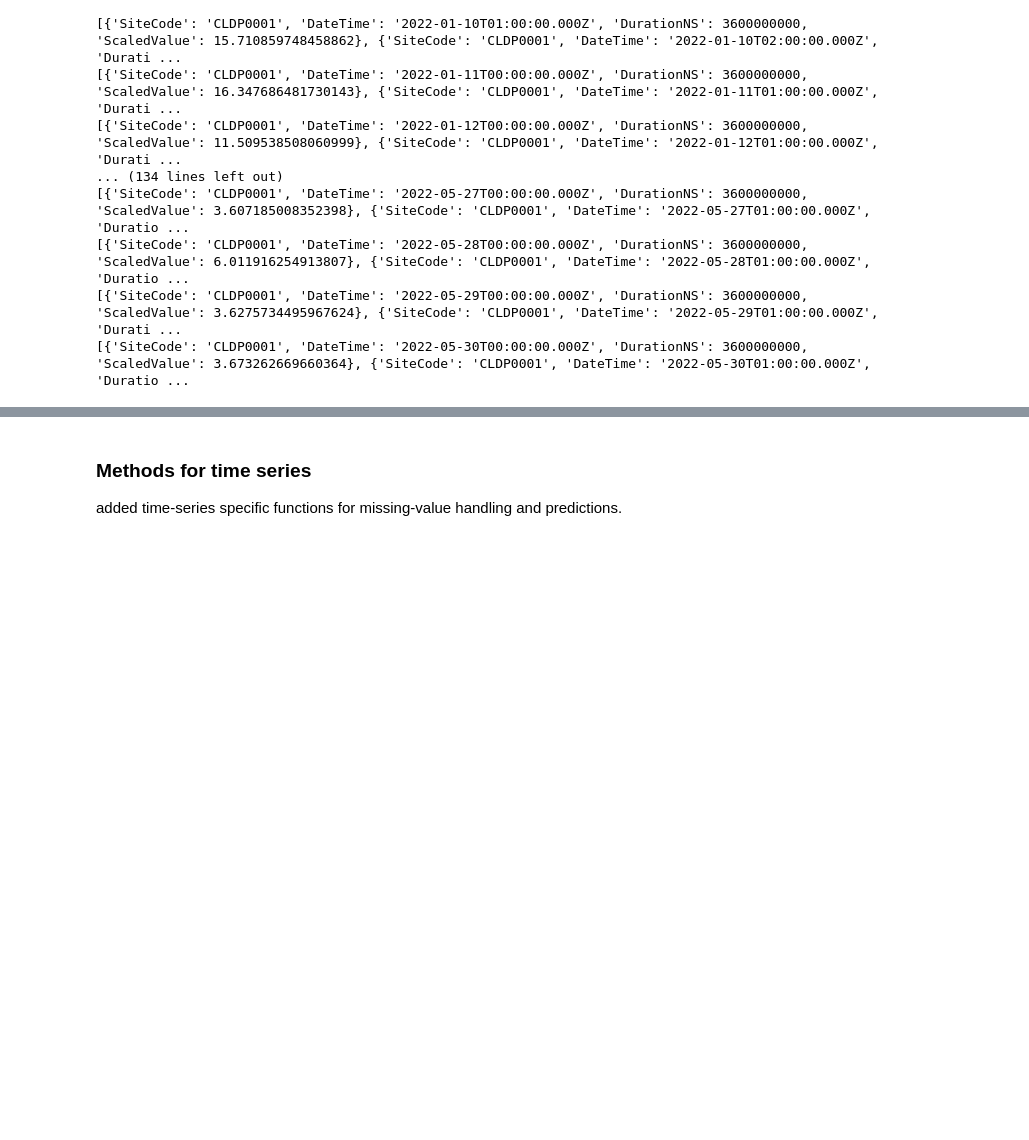
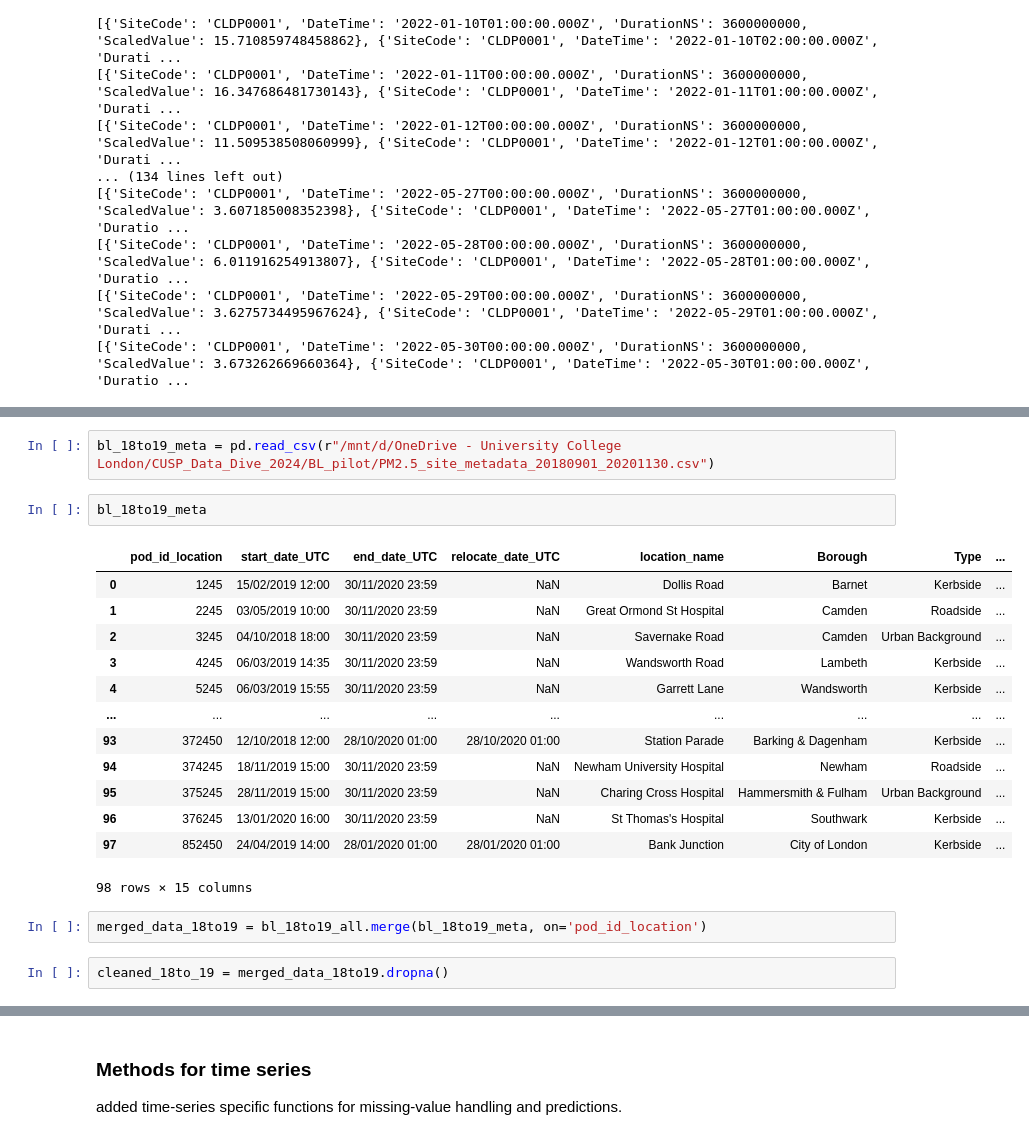
Before and after one commit to dereksgithub/cusp_london_2024, a Jupyter notebook: data_wrangling_01.ipynb, the cells around one changed output, grey strips where cells are left out. Saved outputs shown, nothing was run; the diff lists cells and outputs as text; blank space fills up the shorter version.

```diff
--- a/pt01_modify_name_.ipynb
+++ b/data_wrangling_01.ipynb
@@ -72,0 +226,22 @@ while current_date <= end_date:
+# %%
+bl_18to19_meta = pd.read_csv(r"/mnt/d/OneDrive - University College London/CUSP_Data_Dive_2024/BL_pilot/PM2.5_site_metadata_20180901_20201130.csv")
+# %%
+bl_18to19_meta
+# %% [output]
+|  | pod_id_location | start_date_UTC | end_date_UTC | relocate_date_UTC | location_name | Borough | Type | ... |
+| 0 | 1245 | 15/02/2019 12:00 | 30/11/2020 23:59 | NaN | Dollis Road | Barnet | Kerbside | ... |
+| 1 | 2245 | 03/05/2019 10:00 | 30/11/2020 23:59 | NaN | Great Ormond St Hospital | Camden | Roadside | ... |
+| 2 | 3245 | 04/10/2018 18:00 | 30/11/2020 23:59 | NaN | Savernake Road | Camden | Urban Background | ... |
+| 3 | 4245 | 06/03/2019 14:35 | 30/11/2020 23:59 | NaN | Wandsworth Road | Lambeth | Kerbside | ... |
+| 4 | 5245 | 06/03/2019 15:55 | 30/11/2020 23:59 | NaN | Garrett Lane | Wandsworth | Kerbside | ... |
+| ... | ... | ... | ... | ... | ... | ... | ... | ... |
+| 93 | 372450 | 12/10/2018 12:00 | 28/10/2020 01:00 | 28/10/2020 01:00 | Station Parade | Barking & Dagenham | Kerbside | ... |
+| 94 | 374245 | 18/11/2019 15:00 | 30/11/2020 23:59 | NaN | Newham University Hospital | Newham | Roadside | ... |
+| 95 | 375245 | 28/11/2019 15:00 | 30/11/2020 23:59 | NaN | Charing Cross Hospital | Hammersmith & Fulham | Urban Background | ... |
+| 96 | 376245 | 13/01/2020 16:00 | 30/11/2020 23:59 | NaN | St Thomas's Hospital | Southwark | Kerbside | ... |
+| 97 | 852450 | 24/04/2019 14:00 | 28/01/2020 01:00 | 28/01/2020 01:00 | Bank Junction | City of London | Kerbside | ... |
+98 rows × 15 columns
+# %%
+merged_data_18to19 = bl_18to19_all.merge(bl_18to19_meta, on='pod_id_location')
+# %%
+cleaned_18to_19 = merged_data_18to19.dropna()
```
Also changed, not shown: parts of 17 cells of this notebook.
